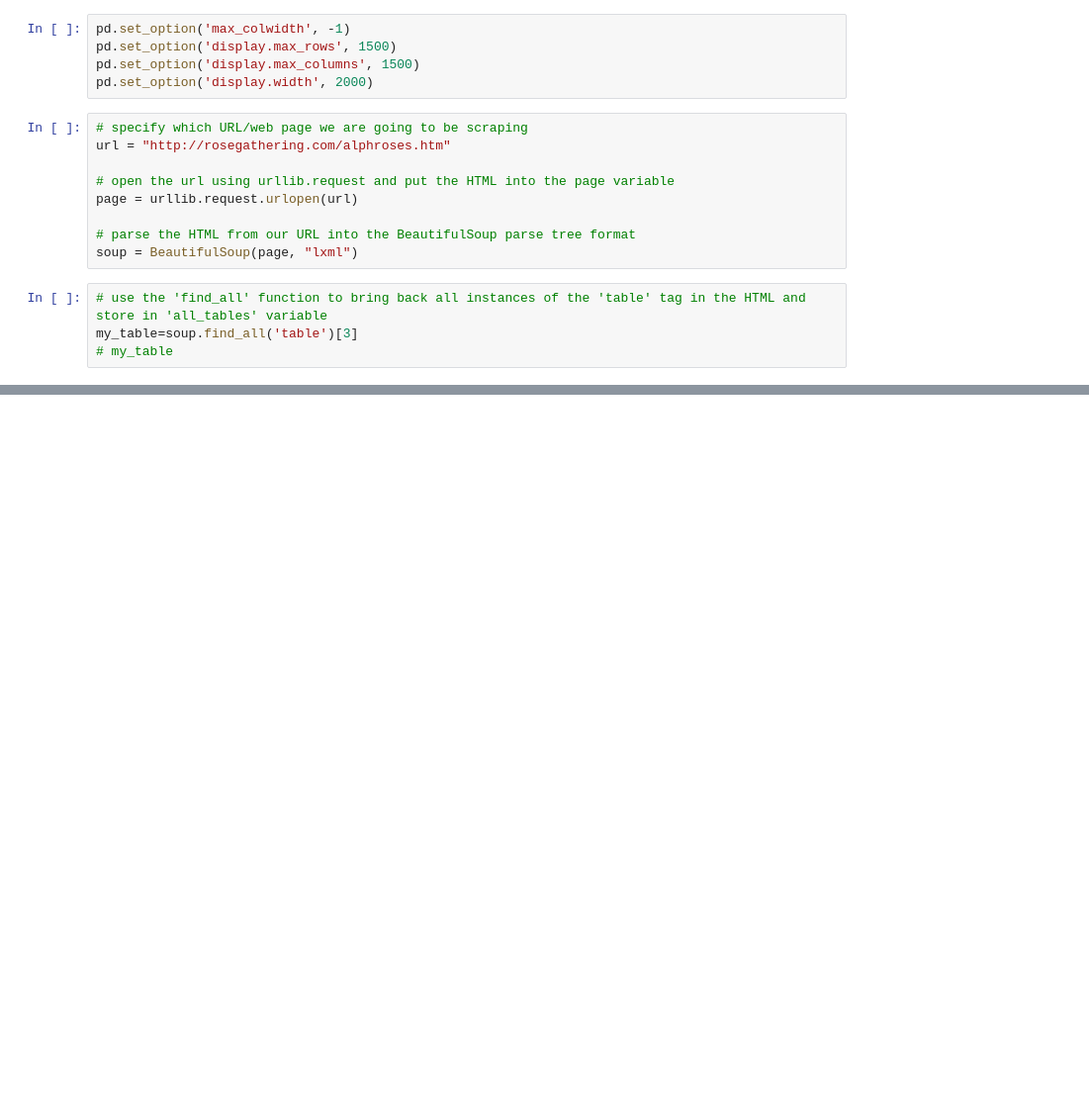
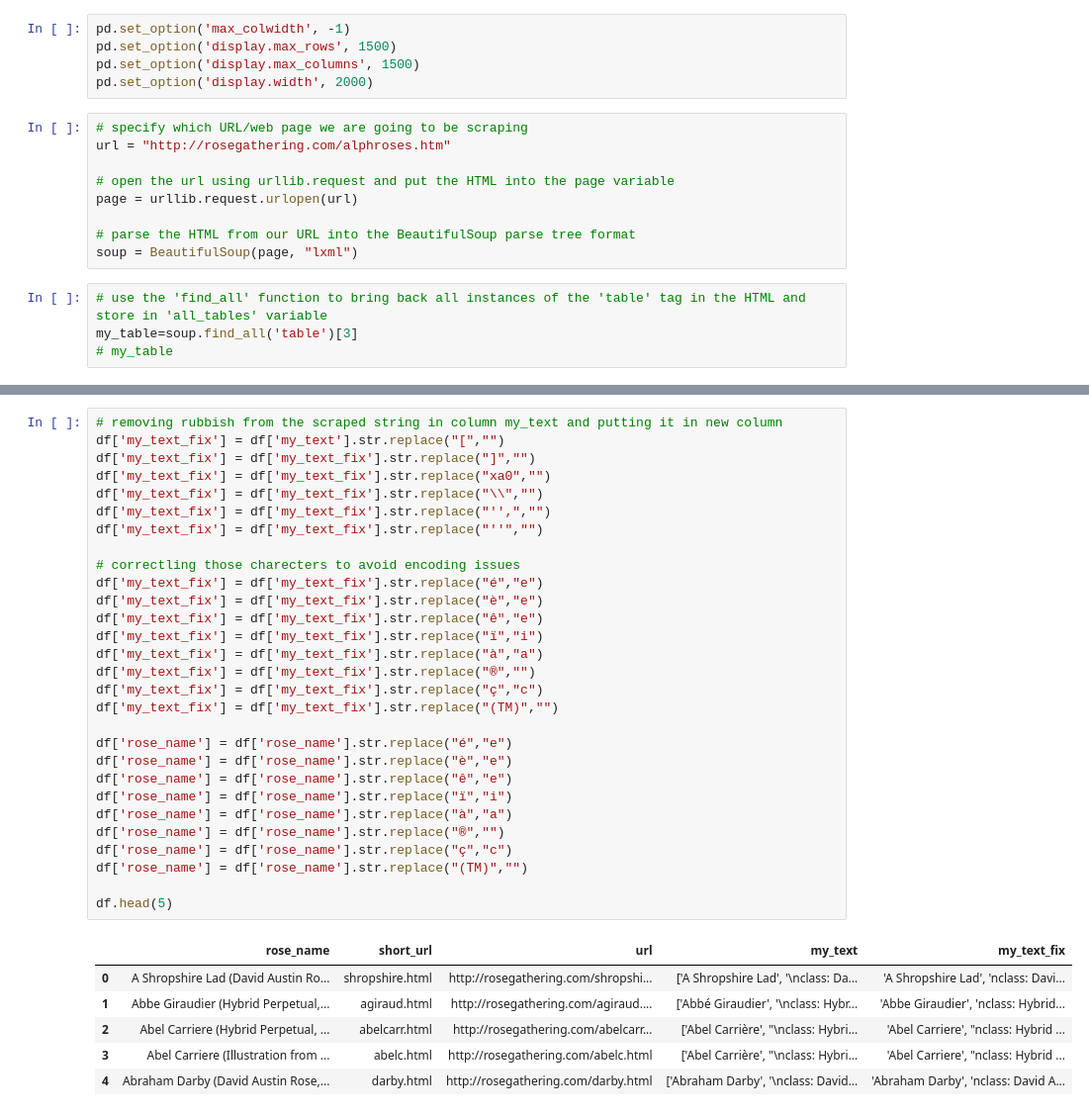
Before and after one commit to anna-zverkova/Rose_scrape, a Jupyter notebook: Rosegathering_scrape.ipynb, the cells around one changed output, grey strips where cells are left out. Shown: that part at 99% size. Cells and saved outputs as stored; diff of their text form; blank space fills up the shorter version.

Commit message:
scraped linked pages and cleaned data

```diff
--- a/Rosegathering_scrape.ipynb
+++ b/Rosegathering_scrape.ipynb
@@ -66,0 +119,36 @@ df
+# %%
+# removing rubbish from the scraped string in column my_text and putting it in new column
+df['my_text_fix'] = df['my_text'].str.replace("[","")
+df['my_text_fix'] = df['my_text_fix'].str.replace("]","")
+df['my_text_fix'] = df['my_text_fix'].str.replace("xa0","")
+df['my_text_fix'] = df['my_text_fix'].str.replace("\\","")
+df['my_text_fix'] = df['my_text_fix'].str.replace("'',","")
+df['my_text_fix'] = df['my_text_fix'].str.replace("''","")
+
+# correctling those charecters to avoid encoding issues
+df['my_text_fix'] = df['my_text_fix'].str.replace("é","e")
+df['my_text_fix'] = df['my_text_fix'].str.replace("è","e")
+df['my_text_fix'] = df['my_text_fix'].str.replace("ê","e")
+df['my_text_fix'] = df['my_text_fix'].str.replace("ï","i")
+df['my_text_fix'] = df['my_text_fix'].str.replace("à","a")
+df['my_text_fix'] = df['my_text_fix'].str.replace("®","")
+df['my_text_fix'] = df['my_text_fix'].str.replace("ç","c")
+df['my_text_fix'] = df['my_text_fix'].str.replace("(TM)","")
+
+df['rose_name'] = df['rose_name'].str.replace("é","e")
+df['rose_name'] = df['rose_name'].str.replace("è","e")
+df['rose_name'] = df['rose_name'].str.replace("ê","e")
+df['rose_name'] = df['rose_name'].str.replace("ï","i")
+df['rose_name'] = df['rose_name'].str.replace("à","a")
+df['rose_name'] = df['rose_name'].str.replace("®","")
+df['rose_name'] = df['rose_name'].str.replace("ç","c")
+df['rose_name'] = df['rose_name'].str.replace("(TM)","")
+
+df.head(5)
+# %% [output]
+|  | rose_name | short_url | url | my_text | my_text_fix |
+| 0 | A Shropshire Lad (David Austin Ro... | shropshire.html | http://rosegathering.com/shropshi... | ['A Shropshire Lad', '\nclass: Da... | 'A Shropshire Lad', 'nclass: Davi... |
+| 1 | Abbe Giraudier (Hybrid Perpetual,... | agiraud.html | http://rosegathering.com/agiraud.... | ['Abbé Giraudier', '\nclass: Hybr... | 'Abbe Giraudier', 'nclass: Hybrid... |
+| 2 | Abel Carriere (Hybrid Perpetual, ... | abelcarr.html | http://rosegathering.com/abelcarr... | ['Abel Carrière', "\nclass: Hybri... | 'Abel Carriere', "nclass: Hybrid ... |
+| 3 | Abel Carriere (Illustration from ... | abelc.html | http://rosegathering.com/abelc.html | ['Abel Carrière', "\nclass: Hybri... | 'Abel Carriere', "nclass: Hybrid ... |
+| 4 | Abraham Darby (David Austin Rose,... | darby.html | http://rosegathering.com/darby.html | ['Abraham Darby', '\nclass: David... | 'Abraham Darby', 'nclass: David A... |
```
Also changed, not shown: parts of 11 cells of this notebook.
